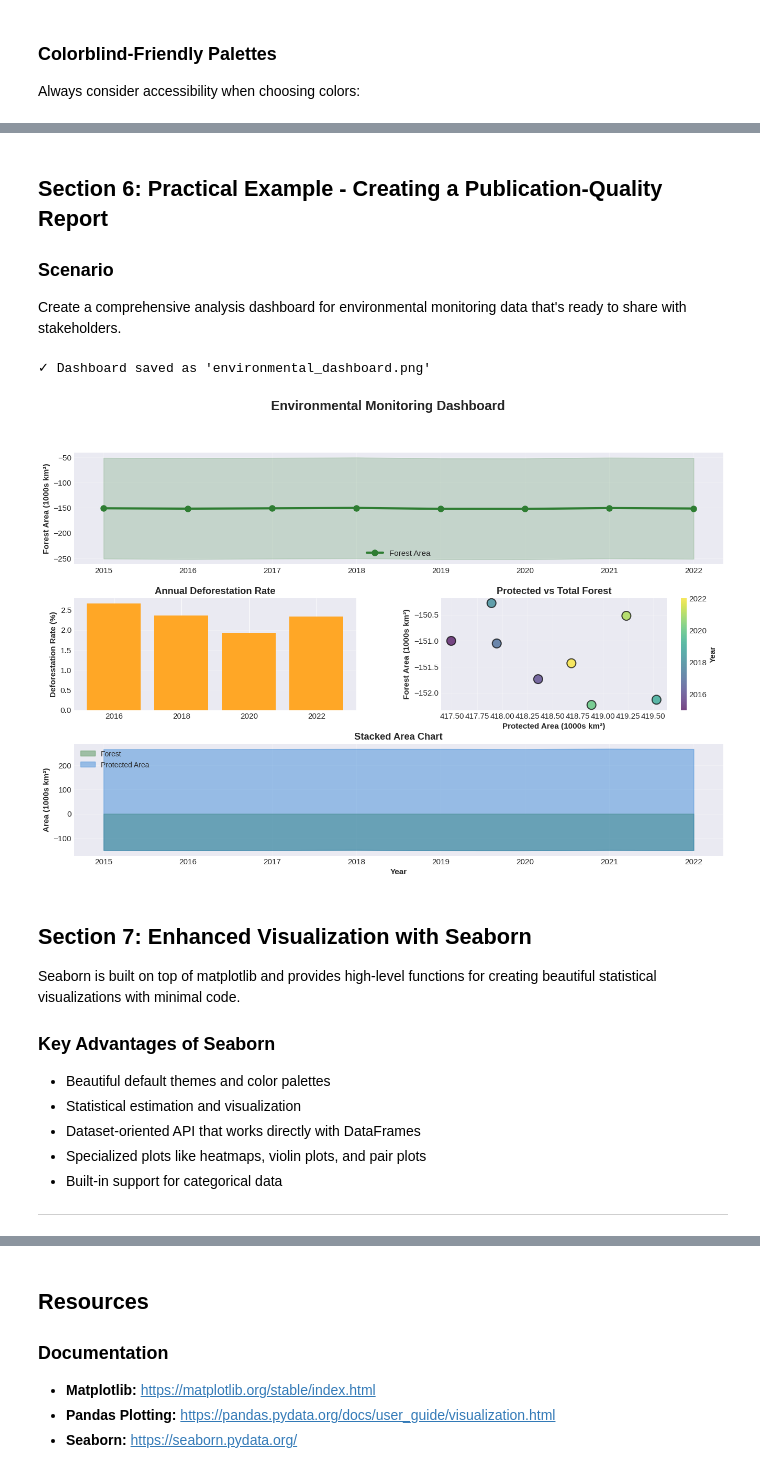
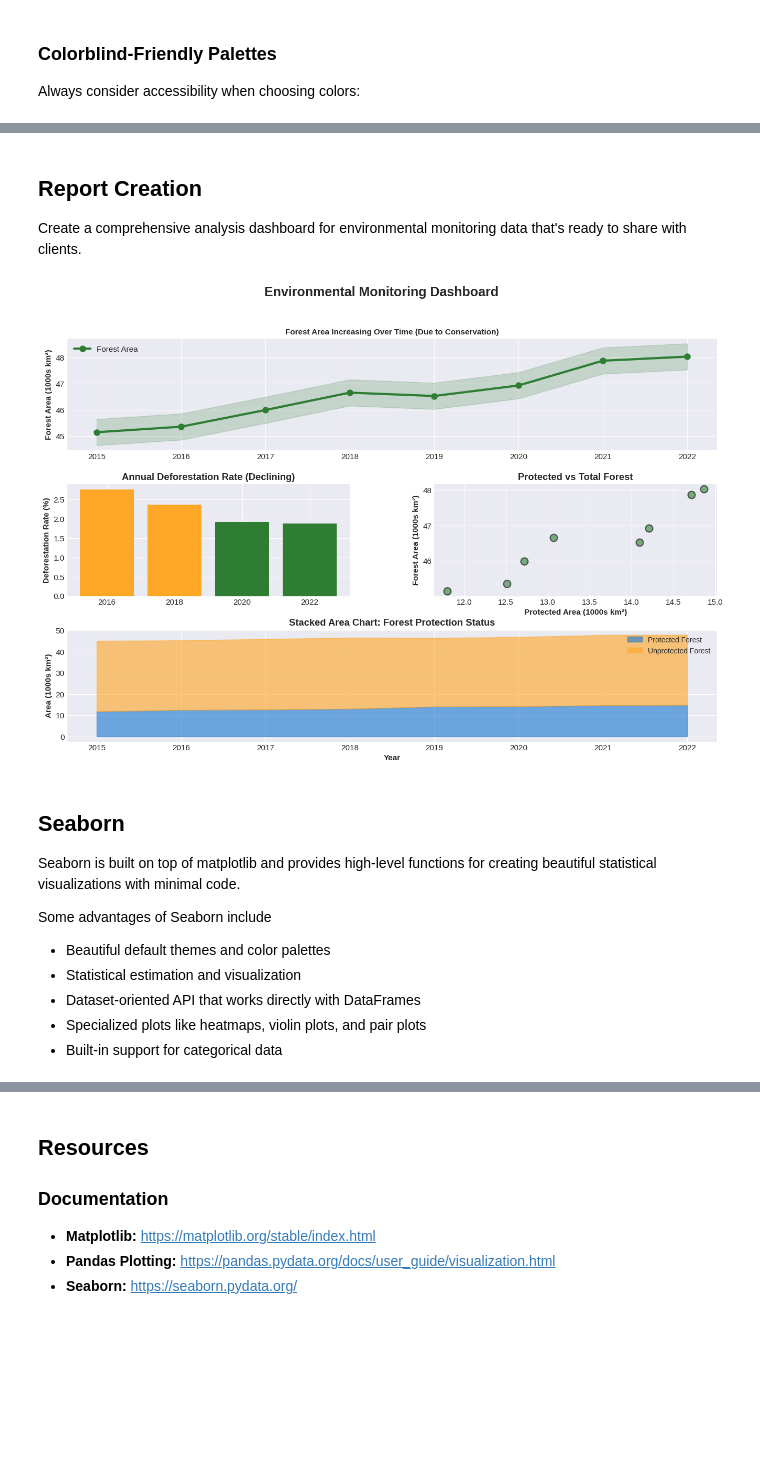
Before and after one commit to VRConservation/FOSS_data_viz, a Jupyter notebook: 05-charts.ipynb, the cells around one changed output, grey strips where cells are left out. Saved outputs shown, nothing was run; the diff lists cells and outputs as text; code cells hidden in the pictures; blank space fills up the shorter version.

```diff
--- a/05-charts.ipynb
+++ b/05-charts.ipynb
@@ -63,12 +57,14 @@ First, let's create a simple dataset to work with:
 np.random.seed(42)
 years = np.arange(2015, 2023)
 
+# Create more illustrative data with clear trends
+# The story: As protected areas increase, total forest area is better preserved
 data = {
     'Year': years,
-    'Forest_Area_km2': 50000 + np.random.normal(0, 1000, len(years)) - years * 100,
-    'Deforestation_Rate_%': 2.5 + np.random.normal(0, 0.3, len(years)),
-    'Protected_Area_km2': 15000 + years * 200 + np.random.normal(0, 500, len(years)),
-    'Population': 1000000 + years * 50000 + np.random.normal(0, 10000, len(years))
+    'Forest_Area_km2': 45000 + (years - 2015) * 400 + np.random.normal(0, 300, len(years)),
+    'Deforestation_Rate_%': 2.8 - (years - 2015) * 0.12 + np.random.normal(0, 0.15, len(years)),
+    'Protected_Area_km2': 12000 + (years - 2015) * 450 + np.random.normal(0, 200, len(years)),
+    'Population': 1000000 + (years - 2015) * 50000 + np.random.normal(0, 10000, len(years))
 }
 
 df = pd.DataFrame(data)
@@ -318,8 +291,7 @@ print("- format: 'png', 'pdf', 'svg', 'jpg', etc.")
 # %% [markdown]
-## Section 6: Practical Example - Creating a Publication-Quality Report
+## Report Creation
 
-### Scenario
-Create a comprehensive analysis dashboard for environmental monitoring data that's ready to share with stakeholders.
+Create a comprehensive analysis dashboard for environmental monitoring data that's ready to share with clients.
 # %%
 # Create a comprehensive publication-ready dashboard
 fig = plt.figure(figsize=(16, 10))
@@ -329,63 +301,60 @@ gs = fig.add_gridspec(3, 2, hspace=0.3, wspace=0.3)
 fig.suptitle('Environmental Monitoring Dashboard', fontsize=18, fontweight='bold', y=0.98)
 
 # Plot 1: Main trend
 ax1 = fig.add_subplot(gs[0, :])
 ax1.plot(df['Year'], df['Forest_Area_km2']/1000, marker='o', linewidth=3,
          label='Forest Area', color='#2E7D32', markersize=8)
-ax1.fill_between(df['Year'], df['Forest_Area_km2']/1000 - 100, df['Forest_Area_km2']/1000 + 100,
+ax1.fill_between(df['Year'], df['Forest_Area_km2']/1000 - 0.5, df['Forest_Area_km2']/1000 + 0.5,
                  alpha=0.2, color='#2E7D32')
 ax1.set_ylabel('Forest Area (1000s km²)', fontweight='bold')
 ax1.legend(fontsize=11)
-ax1.grid(True, alpha=0.3)
+ax1.set_title('Forest Area Increasing Over Time (Due to Conservation)', fontweight='bold', fontsize=11)
 
 # Plot 2: Bar chart
 ax2 = fig.add_subplot(gs[1, 0])
 subset_years = df[df['Year'].isin([2016, 2018, 2020, 2022])]
 bars = ax2.bar(subset_years['Year'].astype(str), subset_years['Deforestation_Rate_%'],
-               color=['#D32F2F' if x > 2.7 else '#FFA726' for x in subset_years['Deforestation_Rate_%']])
+               color=['#2E7D32' if x < 2.3 else '#FFA726' for x in subset_years['Deforestation_Rate_%']])
 ax2.set_ylabel('Deforestation Rate (%)', fontweight='bold')
-ax2.set_title('Annual Deforestation Rate', fontweight='bold')
-ax2.grid(True, alpha=0.3, axis='y')
+ax2.set_title('Annual Deforestation Rate (Declining)', fontweight='bold')
 
 # Plot 3: Scatter
 ax3 = fig.add_subplot(gs[1, 1])
-scatter = ax3.scatter(df['Protected_Area_km2']/1000, df['Forest_Area_km2']/1000,
-                     c=df['Year'], cmap='viridis', s=150, alpha=0.7, edgecolors='black', linewidth=1.5)
+ax3.scatter(df['Protected_Area_km2']/1000, df['Forest_Area_km2']/1000,
+            s=100, alpha=0.6, color='#2E7D32', edgecolors='black', linewidth=1.5)
 ax3.set_xlabel('Protected Area (1000s km²)', fontweight='bold')
 ax3.set_ylabel('Forest Area (1000s km²)', fontweight='bold')
 ax3.set_title('Protected vs Total Forest', fontweight='bold')
-cbar = plt.colorbar(scatter, ax=ax3)
-cbar.set_label('Year', fontweight='bold')
-ax3.grid(True, alpha=0.3)
 
 # Plot 4: Area chart
 ax4 = fig.add_subplot(gs[2, :])
-ax4.fill_between(df['Year'], 0, df['Forest_Area_km2']/1000, alpha=0.4, label='Forest', color='#2E7D32')
-ax4.fill_between(df['Year'], df['Forest_Area_km2']/1000, (df['Forest_Area_km2']+df['Protected_Area_km2'])/1000,
-                 alpha=0.4, label='Protected Area', color='#1976D2')
+# Show protected area at the bottom, and remaining unprotected forest on top
+protected_scaled = df['Protected_Area_km2']/1000
+unprotected_forest = (df['Forest_Area_km2'] - df['Protected_Area_km2'])/1000
+
+ax4.fill_between(df['Year'], 0, protected_scaled,
+                 alpha=0.6, label='Protected Forest', color='#1976D2')
+ax4.fill_between(df['Year'], protected_scaled, protected_scaled + unprotected_forest,
+                 alpha=0.6, label='Unprotected Forest', color='#FFA726')
 ax4.set_xlabel('Year', fontweight='bold')
 ax4.set_ylabel('Area (1000s km²)', fontweight='bold')
-ax4.set_title('Stacked Area Chart', fontweight='bold')
-ax4.legend(loc='upper left', fontsize=10)
-ax4.grid(True, alpha=0.3)
+ax4.set_title('Stacked Area Chart: Forest Protection Status', fontweight='bold')
+ax4.legend(loc='upper right', fontsize=10)
 
 plt.savefig('environmental_dashboard.png', dpi=300, bbox_inches='tight', facecolor='white')
-print("✓ Dashboard saved as 'environmental_dashboard.png'")
 plt.show()
 # %% [output]
-✓ Dashboard saved as 'environmental_dashboard.png'
-[figure, old version]
+[figure, new version]
 # %% [markdown]
-## Section 7: Enhanced Visualization with Seaborn
+## Seaborn
 
 Seaborn is built on top of matplotlib and provides high-level functions for creating beautiful statistical visualizations with minimal code.
 
-### Key Advantages of Seaborn
+Some advantages of Seaborn include
+
 - Beautiful default themes and color palettes
 - Statistical estimation and visualization
 - Dataset-oriented API that works directly with DataFrames
 - Specialized plots like heatmaps, violin plots, and pair plots
 - Built-in support for categorical data
-
----
 # %% [markdown]
```
Also changed, not shown: parts of 23 cells of this notebook, 6 other files.
